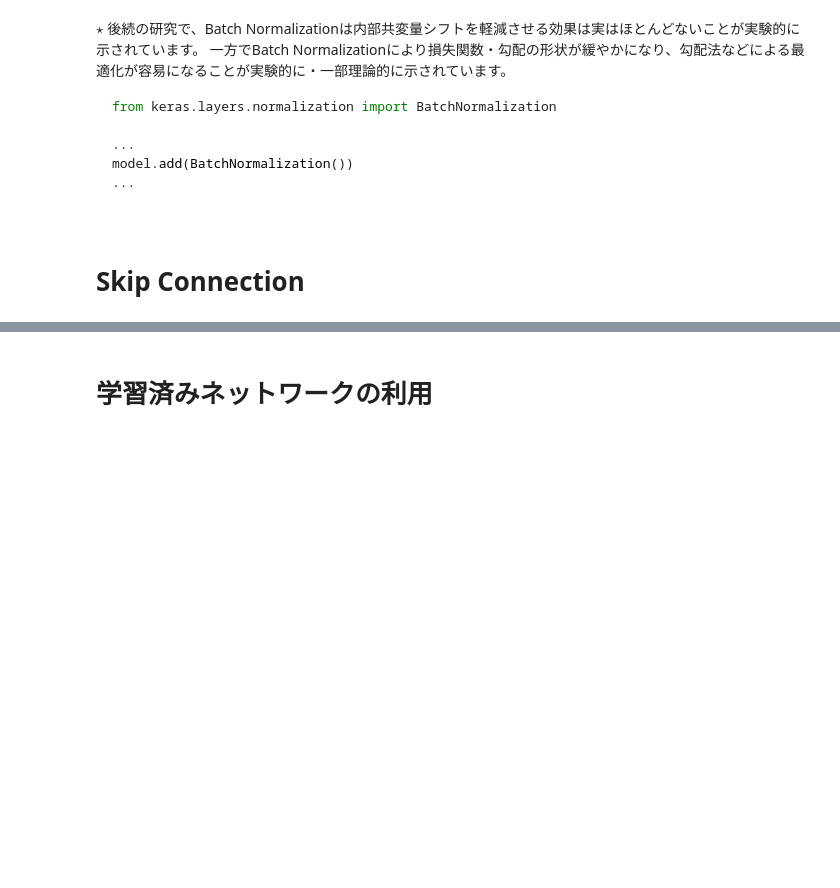
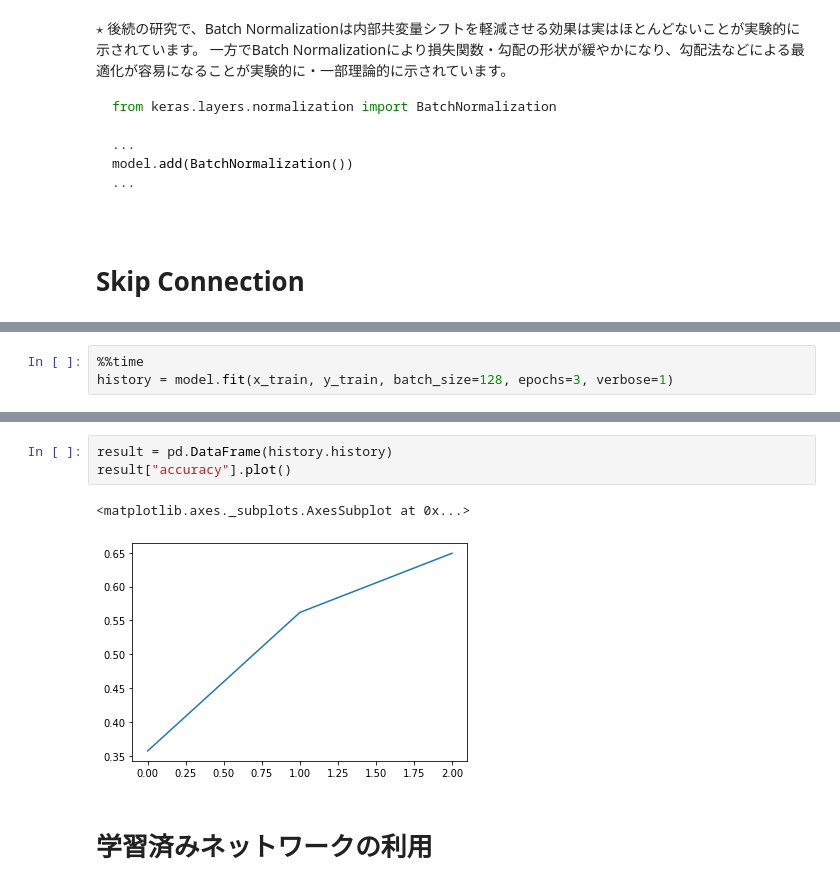
Before and after one commit to Strix9289/Introduction-of-Deep-Learning, a Jupyter notebook: CNN.ipynb, the cells around one changed output, grey strips where cells are left out. Cells and saved outputs as stored; diff of their text form; blank space fills up the shorter version.

```diff
--- a/CNN.ipynb
+++ b/CNN.ipynb
@@ -371,0 +422,3 @@ Epoch 3/3
+# %%
+%%time
+history = model.fit(x_train, y_train, batch_size=128, epochs=3, verbose=1)
@@ -380,3 +442,9 @@ Test accuracy: 0.6186000108718872
+# %%
+result = pd.DataFrame(history.history)
+result["accuracy"].plot()
+# %% [output]
+<matplotlib.axes._subplots.AxesSubplot at 0x...>
+[figure, added]
 # %% [markdown]
 # 学習済みネットワークの利用
 # %% [markdown]
```
Also changed, not shown: parts of 25 cells of this notebook.
